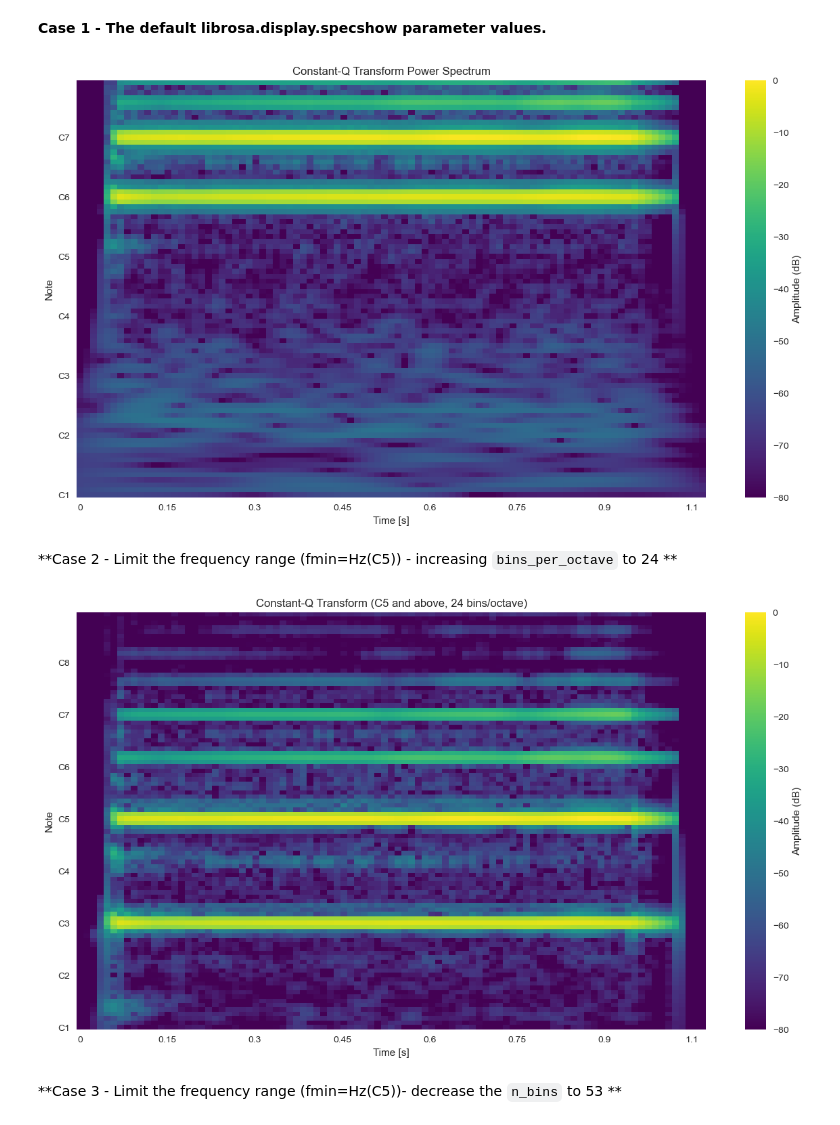
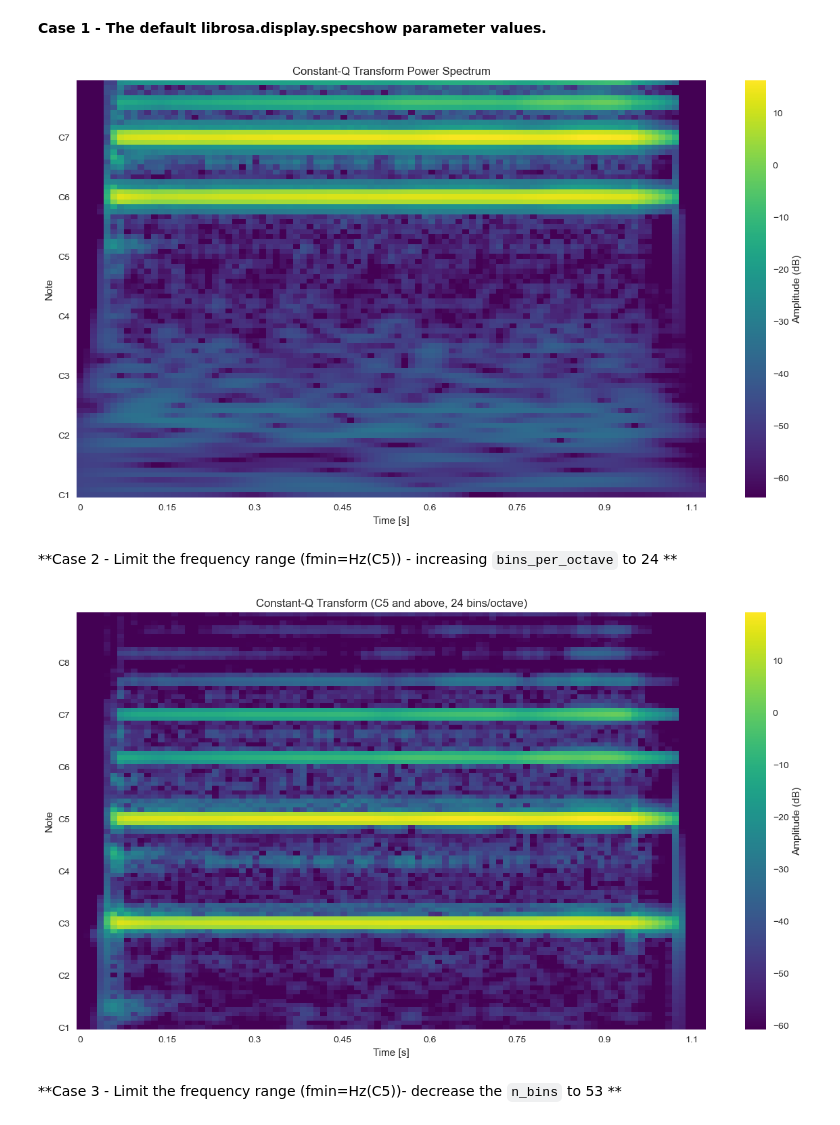
Before and after one commit to Carmenfranci/Selected, a Jupyter notebook: Lab_1_students.ipynb, the cells around one changed output. Cells and saved outputs as stored; diff of their text form; code cells hidden in the pictures.

```diff
--- a/Lab_1_students.ipynb
+++ b/Lab_1_students.ipynb
@@ -907,31 +907,30 @@ Experiment with different values of the parameters and discuss the results.
 # %%
 
 # Load the audio file
 x, sr = librosa.load('sample_data/Oboe-C6.wav', sr=None)
 
 #dubbiosunbinsssss!!!!!!!!!!!!!!!!!!!!!!!!
 
 # CQT parameters
 n_bins = 84  # Total frequency bins (7 octaves, 12 bins per octave)
-#o48!!!!!
 bins_per_octave = 12  # Logarithmic frequency resolution
 fmin = 32.70  # Minimum frequency (C1, lowest piano note)
 
 # Compute Constant-Q Transform
 C = librosa.cqt(x, sr=sr, hop_length=512, fmin=fmin, n_bins=n_bins, bins_per_octave=bins_per_octave)
 
 # Convert to dB for better visualization
-logC = librosa.amplitude_to_db(np.abs(C), ref=np.max)
+logC = librosa.amplitude_to_db(C)
 
 # Display the CQT spectrogram
 plt.figure(figsize=(15, 8))
 librosa.display.specshow(logC, sr=sr, x_axis='time', y_axis='cqt_note', cmap='viridis')
 plt.xlabel('Time [s]')
 plt.title('Constant-Q Transform Power Spectrum')
 plt.colorbar(label='Amplitude (dB)')
 plt.show()
 # %% [output]
-[figure, old version]
+[figure, new version]
 # %% [markdown]
 **Case 2 - Limit the frequency range (fmin=Hz(C5)) -  increasing `bins_per_octave` to 24 **
 # %%
@@ -946,7 +945,7 @@ n_bins = 96  # Total number of frequency bins (4 octaves with 24 bins each)
 C = librosa.cqt(x, sr=sr, hop_length=512, fmin=fmin, n_bins=n_bins, bins_per_octave=bins_per_octave)
 
 # Convert to dB for visualization
-logC = librosa.amplitude_to_db(np.abs(C), ref=np.max)
+logC = librosa.amplitude_to_db(C)
 
 # Display the CQT spectrogram
 plt.figure(figsize=(15, 8))
@@ -956,7 +955,7 @@ plt.title('Constant-Q Transform (C5 and above, 24 bins/octave)')
 plt.colorbar(label='Amplitude (dB)')
 plt.show()
 # %% [output]
-[figure, old version]
+[figure, new version]
 # %% [markdown]
 **Case 3 - Limit the frequency range (fmin=Hz(C5))- decrease the `n_bins` to 53 **
 # %%
```
Also changed, not shown: parts of 4 cells of this notebook.
